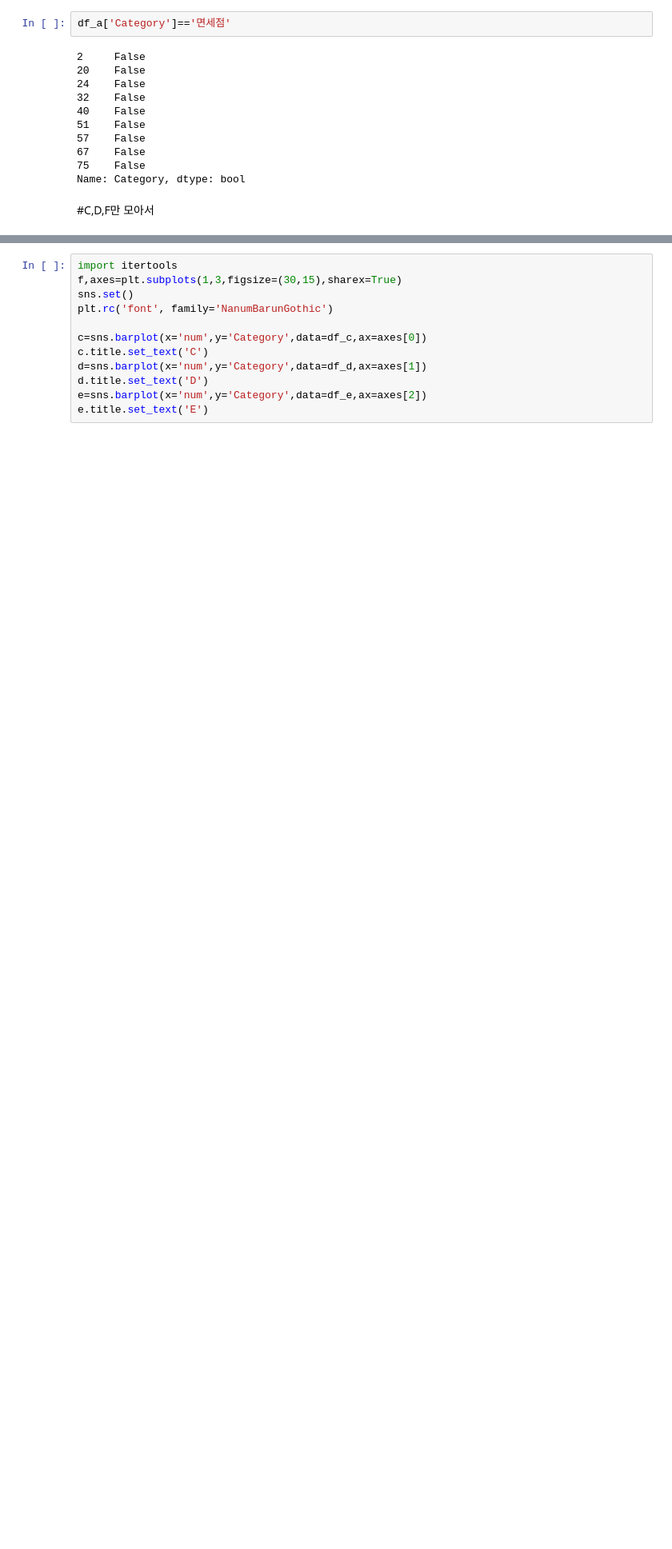
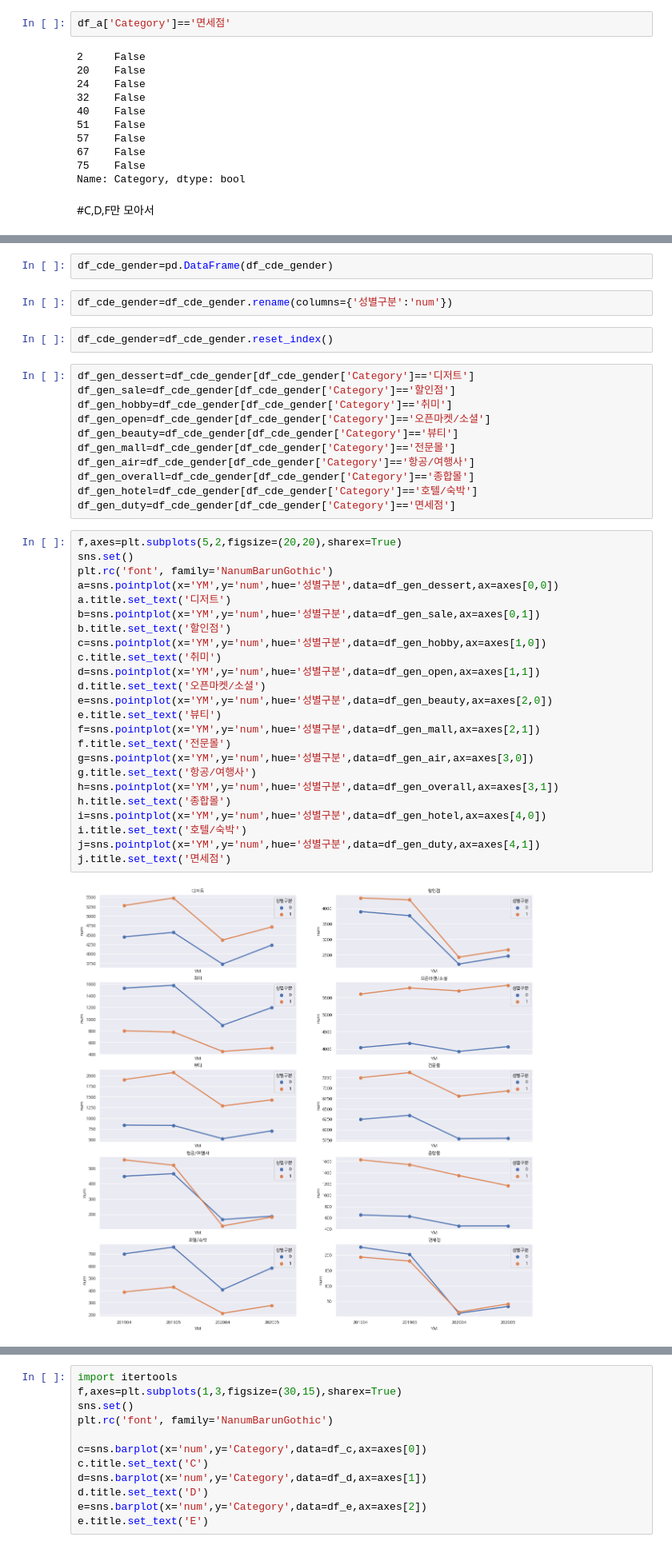
Before and after one commit to danbikiki/machine-learning, a Jupyter notebook: 삼성카드_시각화.ipynb, the cells around one changed output, grey strips where cells are left out. Shown at 80% size. Saved outputs shown, nothing was run; the diff lists cells and outputs as text; blank space fills up the shorter version.

```diff
--- a/삼성카드_시각화.ipynb
+++ b/삼성카드_시각화.ipynb
@@ -391,0 +461,43 @@ Name: Category, dtype: bool
+# %%
+df_cde_gender=pd.DataFrame(df_cde_gender)
+# %%
+df_cde_gender=df_cde_gender.rename(columns={'성별구분':'num'})
+# %%
+df_cde_gender=df_cde_gender.reset_index()
+# %%
+df_gen_dessert=df_cde_gender[df_cde_gender['Category']=='디저트']
+df_gen_sale=df_cde_gender[df_cde_gender['Category']=='할인점']
+df_gen_hobby=df_cde_gender[df_cde_gender['Category']=='취미']
+df_gen_open=df_cde_gender[df_cde_gender['Category']=='오픈마켓/소셜']
+df_gen_beauty=df_cde_gender[df_cde_gender['Category']=='뷰티']
+df_gen_mall=df_cde_gender[df_cde_gender['Category']=='전문몰']
+df_gen_air=df_cde_gender[df_cde_gender['Category']=='항공/여행사']
+df_gen_overall=df_cde_gender[df_cde_gender['Category']=='종합몰']
+df_gen_hotel=df_cde_gender[df_cde_gender['Category']=='호텔/숙박']
+df_gen_duty=df_cde_gender[df_cde_gender['Category']=='면세점']
+# %%
+f,axes=plt.subplots(5,2,figsize=(20,20),sharex=True)
+sns.set()
+plt.rc('font', family='NanumBarunGothic')
+a=sns.pointplot(x='YM',y='num',hue='성별구분',data=df_gen_dessert,ax=axes[0,0])
+a.title.set_text('디저트')
+b=sns.pointplot(x='YM',y='num',hue='성별구분',data=df_gen_sale,ax=axes[0,1])
+b.title.set_text('할인점')
+c=sns.pointplot(x='YM',y='num',hue='성별구분',data=df_gen_hobby,ax=axes[1,0])
+c.title.set_text('취미')
+d=sns.pointplot(x='YM',y='num',hue='성별구분',data=df_gen_open,ax=axes[1,1])
+d.title.set_text('오픈마켓/소셜')
+e=sns.pointplot(x='YM',y='num',hue='성별구분',data=df_gen_beauty,ax=axes[2,0])
+e.title.set_text('뷰티')
+f=sns.pointplot(x='YM',y='num',hue='성별구분',data=df_gen_mall,ax=axes[2,1])
+f.title.set_text('전문몰')
+g=sns.pointplot(x='YM',y='num',hue='성별구분',data=df_gen_air,ax=axes[3,0])
+g.title.set_text('항공/여행사')
+h=sns.pointplot(x='YM',y='num',hue='성별구분',data=df_gen_overall,ax=axes[3,1])
+h.title.set_text('종합몰')
+i=sns.pointplot(x='YM',y='num',hue='성별구분',data=df_gen_hotel,ax=axes[4,0])
+i.title.set_text('호텔/숙박')
+j=sns.pointplot(x='YM',y='num',hue='성별구분',data=df_gen_duty,ax=axes[4,1])
+j.title.set_text('면세점')
+# %% [output]
+[figure, added]
```
Also changed, not shown: parts of 32 cells of this notebook.
